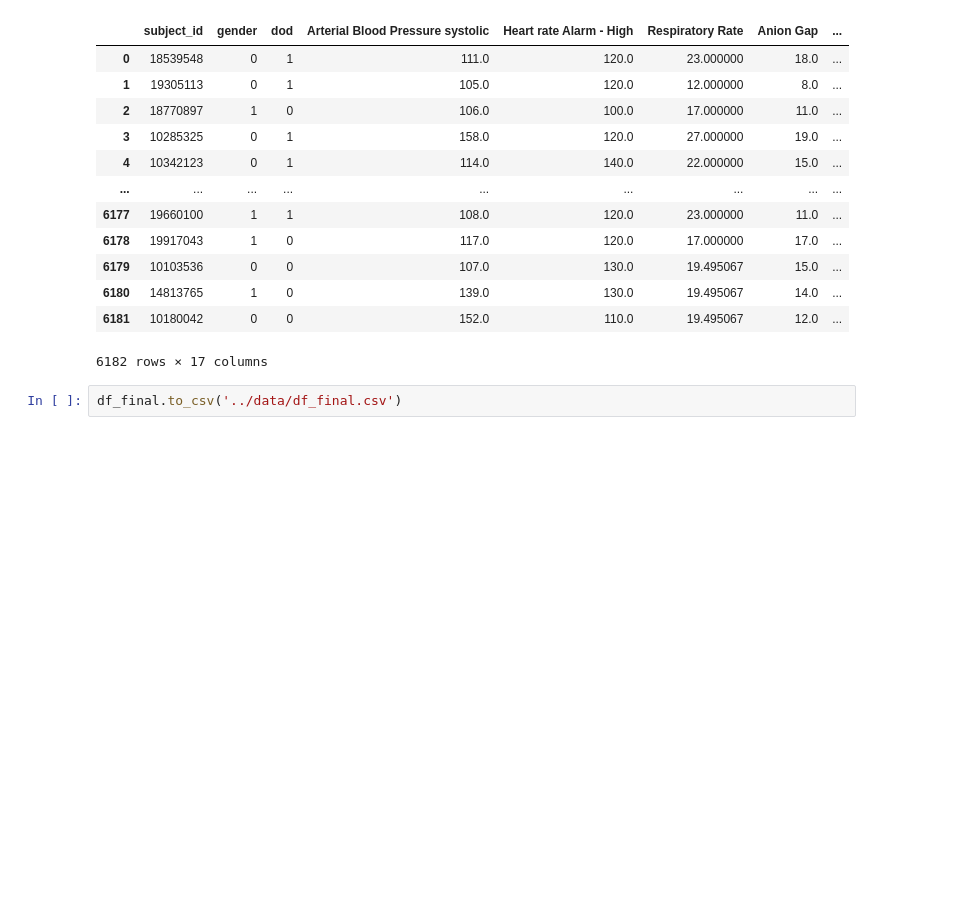
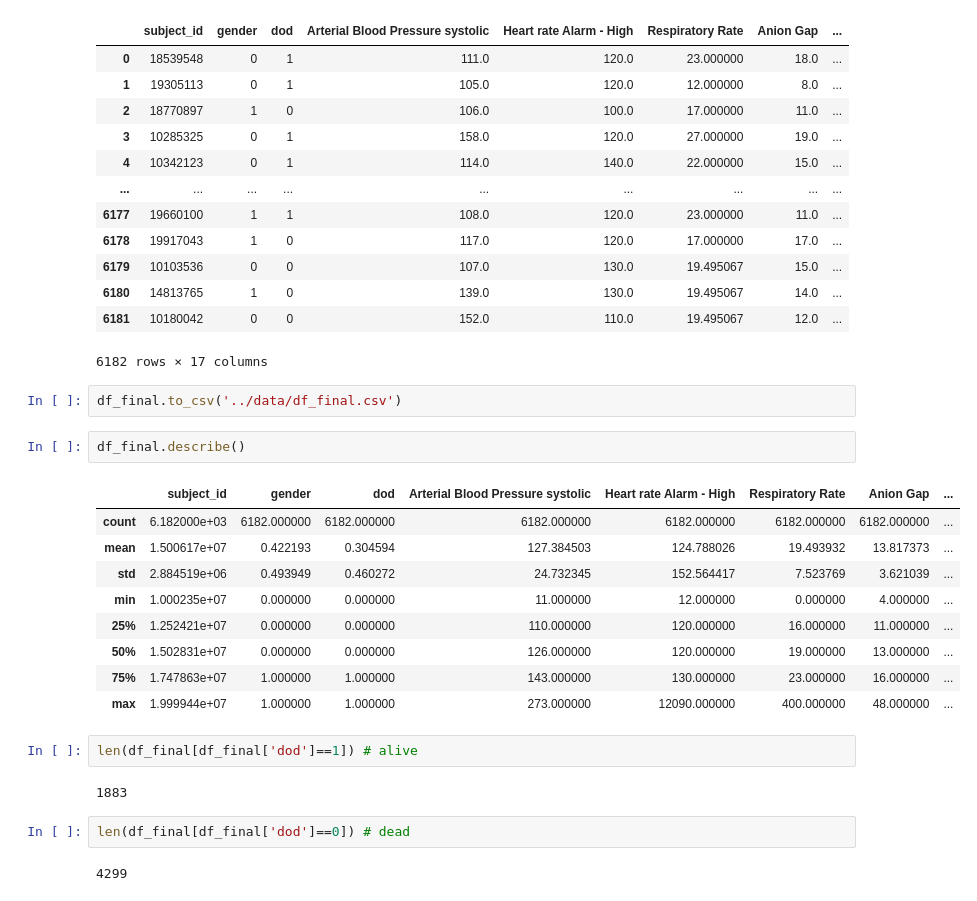
Before and after one commit to gracelovesyah/ml-and-health-predict-mortality-rate, a Jupyter notebook: notebook/data_preprocessing.ipynb, the cells around one changed output. Drawn from its saved outputs; the diff is of its cells as text; blank space fills up the shorter version.

```diff
--- a/notebook/data_preprocessing.ipynb
+++ b/notebook/data_preprocessing.ipynb
@@ -846,3 +846,23 @@ df_final
 6182 rows × 17 columns
 # %%
 df_final.to_csv('../data/df_final.csv')
+# %%
+df_final.describe()
+# %% [output]
+|  | subject_id | gender | dod | Arterial Blood Pressure systolic | Heart rate Alarm - High | Respiratory Rate | Anion Gap | ... |
+| count | 6.182000e+03 | 6182.000000 | 6182.000000 | 6182.000000 | 6182.000000 | 6182.000000 | 6182.000000 | ... |
+| mean | 1.500617e+07 | 0.422193 | 0.304594 | 127.384503 | 124.788026 | 19.493932 | 13.817373 | ... |
+| std | 2.884519e+06 | 0.493949 | 0.460272 | 24.732345 | 152.564417 | 7.523769 | 3.621039 | ... |
+| min | 1.000235e+07 | 0.000000 | 0.000000 | 11.000000 | 12.000000 | 0.000000 | 4.000000 | ... |
+| 25% | 1.252421e+07 | 0.000000 | 0.000000 | 110.000000 | 120.000000 | 16.000000 | 11.000000 | ... |
+| 50% | 1.502831e+07 | 0.000000 | 0.000000 | 126.000000 | 120.000000 | 19.000000 | 13.000000 | ... |
+| 75% | 1.747863e+07 | 1.000000 | 1.000000 | 143.000000 | 130.000000 | 23.000000 | 16.000000 | ... |
+| max | 1.999944e+07 | 1.000000 | 1.000000 | 273.000000 | 12090.000000 | 400.000000 | 48.000000 | ... |
+# %%
+len(df_final[df_final['dod']==1]) # alive
+# %% [output]
+1883
+# %%
+len(df_final[df_final['dod']==0]) # dead
+# %% [output]
+4299
```
